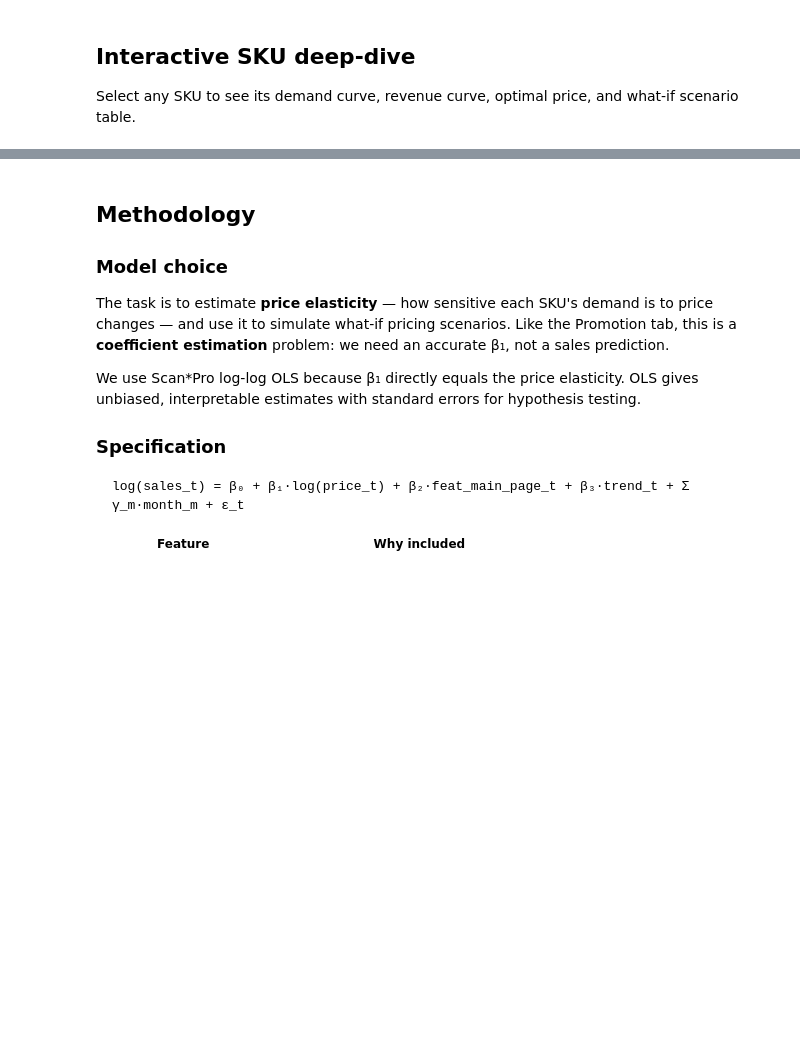
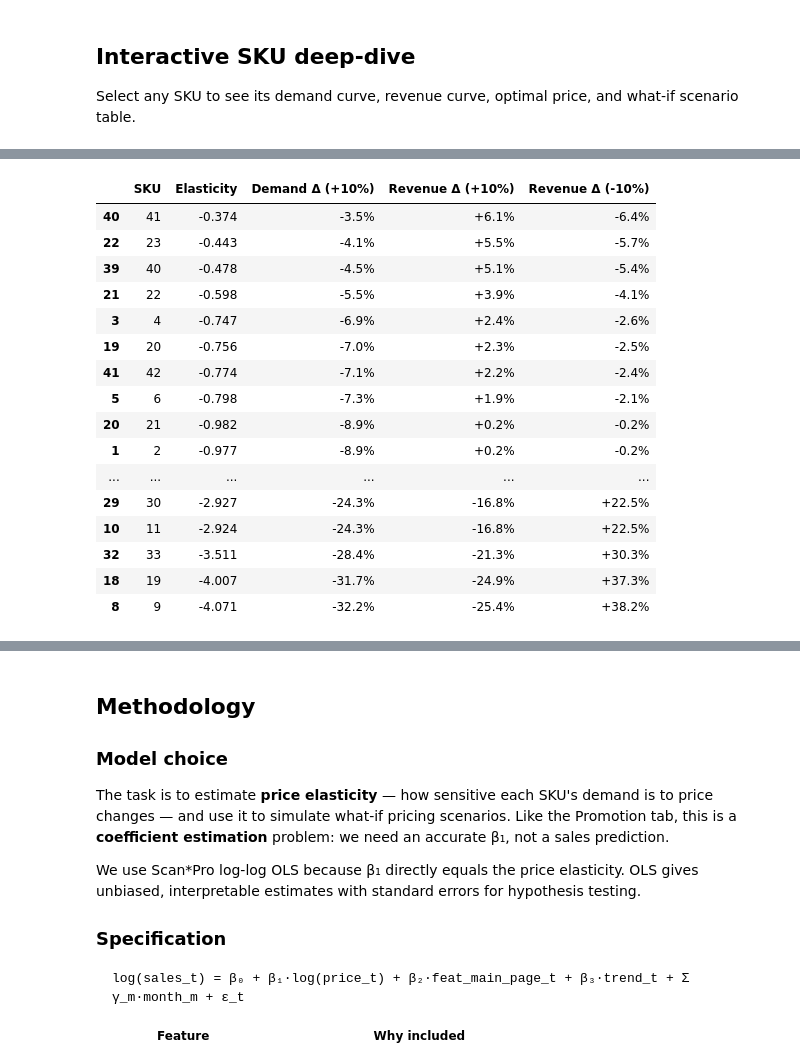
Before and after one commit to edwrdlim/RMA_Marketing_Analytics_Dash, a Jupyter notebook: notebooks/price_elasticity.ipynb, the cells around one changed output, grey strips where cells are left out. Cells and saved outputs as stored; diff of their text form; code cells hidden in the pictures; blank space fills up the shorter version.

Commit message:
update price elasticity notebook and marketing analytics dashboard

```diff
--- a/notebooks/price_elasticity.ipynb
+++ b/notebooks/price_elasticity.ipynb
@@ -261,3 +265,21 @@ print(f" Fitted {len(results_df)} SKUs")
 # %% [output]
  Fitting Scan*Pro for all 44 SKUs...
  Fitted 44 SKUs
+# %%
+# ── Elasticity classification ────────────────────────────────────────────────
+# Categorise SKUs by price sensitivity for actionable strategy recommendations
+
+def classify_elasticity(e):
+    if abs(e) < 1:
+        return 'Inelastic'
+    elif abs(e) < 2:
+        return 'Moderately Elastic'
+    else:
+        return 'Highly Elastic'
+
+results_df['elast_category'] = results_df['elasticity'].apply(classify_elasticity)
+
+print('Elasticity distribution:')
+for cat in ['Highly Elastic', 'Moderately Elastic', 'Inelastic']:
+    n = (results_df['elast_category'] == cat).sum()
+    print(f'  {cat}: {n} SKUs ({n/len(results_df)*100:.0f}%)')
@@ -791,0 +1004,57 @@ HBox(children=(Label(value='Select SKU:', layout=Layout(margin='6px 8px 0 0')),
+# %%
+# ══════════════════════════════════════════════════════════════════════════════
+# ANSWER TO QUESTION: How would a 10% price change impact demand and revenue?
+# ══════════════════════════════════════════════════════════════════════════════
+
+display(HTML('<h3>Question 2: Impact of a 10% price change across all SKUs</h3>'))
+
+# Aggregate portfolio impact
+total_base_rev = 0
+total_rev_up = 0
+total_rev_down = 0
+
+impact_rows = []
+for sku_id, r in results.items():
+    P0, Q0 = r['avg_price'], r['avg_sales']
+    e = r['elasticity']
+    base_rev = P0 * Q0
+    total_base_rev += base_rev
+
+    P_up, P_dn = P0 * 1.10, P0 * 0.90
+    Q_up = max(Q0 * ((P_up / P0) ** e), 0)
+    Q_dn = max(Q0 * ((P_dn / P0) ** e), 0)
+    R_up, R_dn = P_up * Q_up, P_dn * Q_dn
+    total_rev_up += R_up
+    total_rev_down += R_dn
+
+    impact_rows.append({
+        'SKU': sku_id,
+        'Elasticity': round(e, 3),
+        'Demand Δ (+10%)': round((Q_up - Q0) / Q0 * 100, 1),
+        'Revenue Δ (+10%)': round((R_up - base_rev) / base_rev * 100, 1),
+        'Revenue Δ (-10%)': round((R_dn - base_rev) / base_rev * 100, 1),
+    })
+
+pct_up = (total_rev_up - total_base_rev) / total_base_rev * 100
+pct_dn = (total_rev_down - total_base_rev) / total_base_rev * 100
+
+impact_df = pd.DataFrame(impact_rows)
+n_gainers = (impact_df['Revenue Δ (+10%)'] > 0).sum()
+n_losers = (impact_df['Revenue Δ (+10%)'] <= 0).sum()
+
+display(metric_row([
+    metric_card('Total weekly base revenue', f'£{total_base_rev:,.0f}', 'across all SKUs'),
+    metric_card('+10% price → portfolio revenue', f'{pct_up:+.1f}%',
+                f'£{total_rev_up:,.0f}/wk'),
+    metric_card('-10% price → portfolio revenue', f'{pct_dn:+.1f}%',
+                f'£{total_rev_down:,.0f}/wk'),
+    metric_card('SKUs gaining from +10%', f'{n_gainers} / {len(impact_df)}',
+                'inelastic — can absorb price rise'),
+]))
+
+display(HTML('<h4>Per-SKU impact of +10% price increase</h4>'))
+display(impact_df.sort_values('Revenue Δ (+10%)', ascending=False).style.format({
+    'Elasticity': '{:.3f}', 'Demand Δ (+10%)': '{:+.1f}%',
+    'Revenue Δ (+10%)': '{:+.1f}%', 'Revenue Δ (-10%)': '{:+.1f}%'
+}).background_gradient(subset=['Revenue Δ (+10%)'], cmap='RdYlGn'))
+# %% [output]
@@ -791,0 +1075,17 @@ HBox(children=(Label(value='Select SKU:', layout=Layout(margin='6px 8px 0 0')),
+|  | SKU | Elasticity | Demand Δ (+10%) | Revenue Δ (+10%) | Revenue Δ (-10%) |
+| 40 | 41 | -0.374 | -3.5% | +6.1% | -6.4% |
+| 22 | 23 | -0.443 | -4.1% | +5.5% | -5.7% |
+| 39 | 40 | -0.478 | -4.5% | +5.1% | -5.4% |
+| 21 | 22 | -0.598 | -5.5% | +3.9% | -4.1% |
+| 3 | 4 | -0.747 | -6.9% | +2.4% | -2.6% |
+| 19 | 20 | -0.756 | -7.0% | +2.3% | -2.5% |
+| 41 | 42 | -0.774 | -7.1% | +2.2% | -2.4% |
+| 5 | 6 | -0.798 | -7.3% | +1.9% | -2.1% |
+| 20 | 21 | -0.982 | -8.9% | +0.2% | -0.2% |
+| 1 | 2 | -0.977 | -8.9% | +0.2% | -0.2% |
+| ... | ... | ... | ... | ... | ... |
+| 29 | 30 | -2.927 | -24.3% | -16.8% | +22.5% |
+| 10 | 11 | -2.924 | -24.3% | -16.8% | +22.5% |
+| 32 | 33 | -3.511 | -28.4% | -21.3% | +30.3% |
+| 18 | 19 | -4.007 | -31.7% | -24.9% | +37.3% |
+| 8 | 9 | -4.071 | -32.2% | -25.4% | +38.2% |
```
Also changed, not shown: parts of 11 cells of this notebook, 4 other files.
